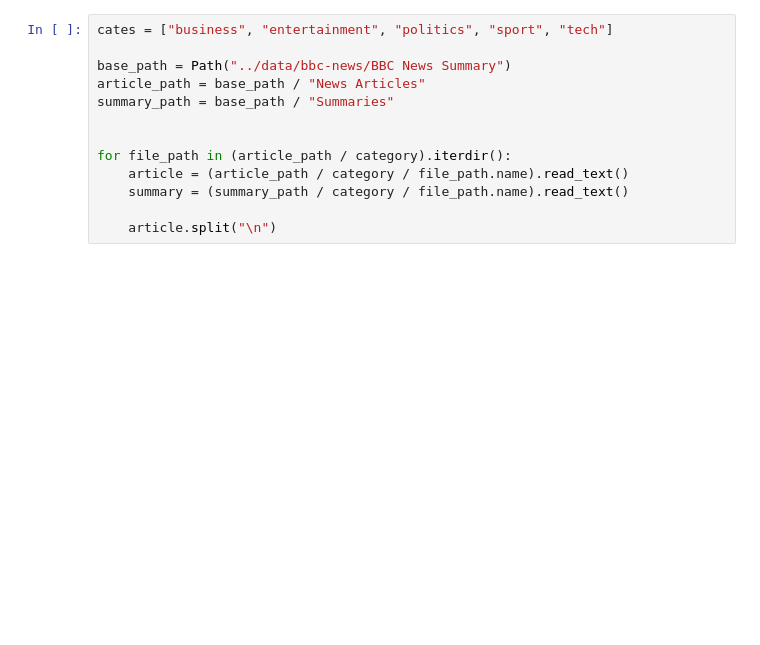
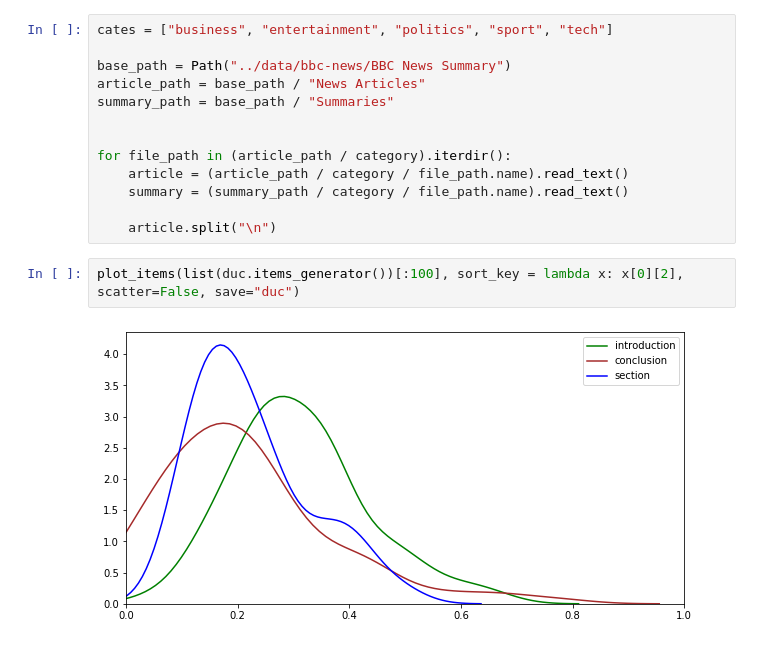
Before and after one commit to gajanlee/SLN-Summarization, a Jupyter notebook: notes/Structure_Analysis.ipynb, the cells around one changed output. Drawn from its saved outputs; the diff is of its cells as text; blank space fills up the shorter version.

```diff
--- a/notes/Structure_Analysis.ipynb
+++ b/notes/Structure_Analysis.ipynb
@@ -333,3 +378,7 @@ for file_path in (article_path / category).iterdir():
     summary = (summary_path / category / file_path.name).read_text()
 
     article.split("\n")
+# %%
+plot_items(list(duc.items_generator())[:100], sort_key = lambda x: x[0][2], scatter=False, save="duc")
+# %% [output]
+[figure, added]
```
Also changed, not shown: parts of 9 cells of this notebook, 10 other files.
